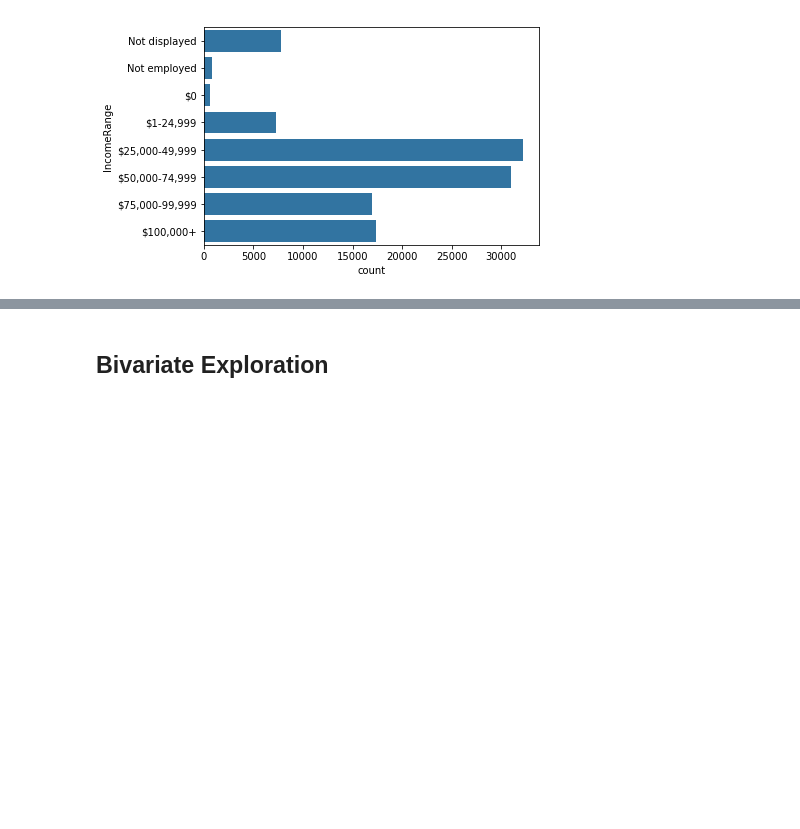
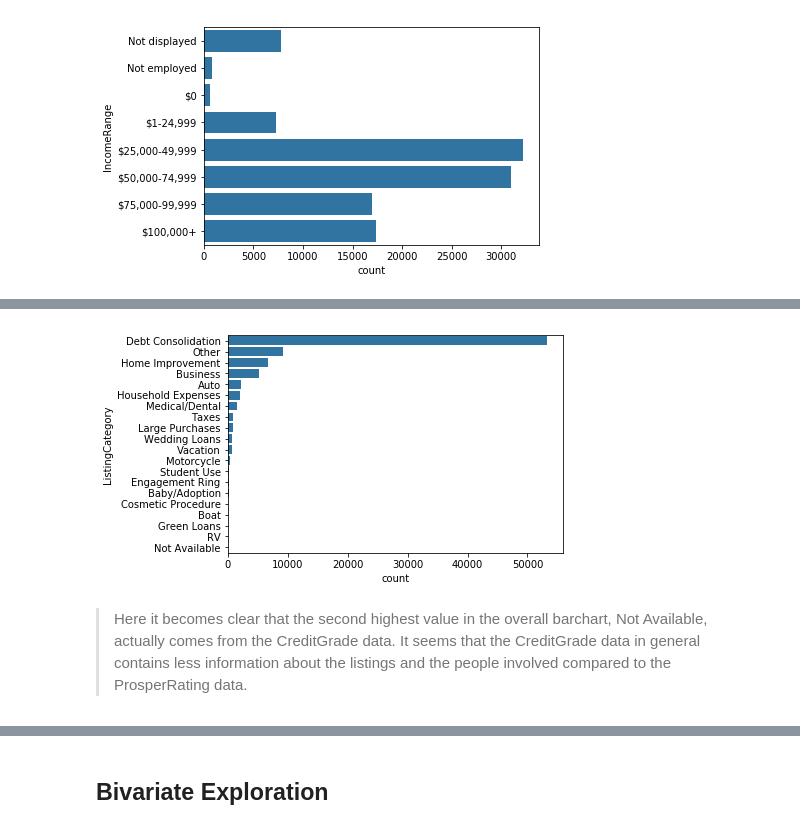
Before and after one commit to deepaksithu/Communicate_Data_Findings_Project, a Jupyter notebook: prosper_loan_data_analysis.ipynb, the cells around one changed output, grey strips where cells are left out. Drawn from its saved outputs; the diff is of its cells as text; code cells hidden in the pictures; blank space fills up the shorter version.

```diff
--- a/prosper_loan_data_analysis.ipynb
+++ b/prosper_loan_data_analysis.ipynb
@@ -575,0 +560,8 @@ sns.countplot(data = prosper, y = 'ListingCategory', color = base, order = listi
+# %%
+# bar chart of post-2009 ListingCategory ordered by count
+listing_order = prosper_post09['ListingCategory'].value_counts().index
+sns.countplot(data = prosper_post09, y = 'ListingCategory', color = base, order = listing_order);
+# %% [output]
+[figure, added]
+# %% [markdown]
+> Here it becomes clear that the second highest value in the overall barchart, Not Available, actually comes from the CreditGrade data. It seems that the CreditGrade data in general contains less information about the listings and the people involved compared to the ProsperRating data.
```
Also changed, not shown: parts of 67 cells of this notebook.
